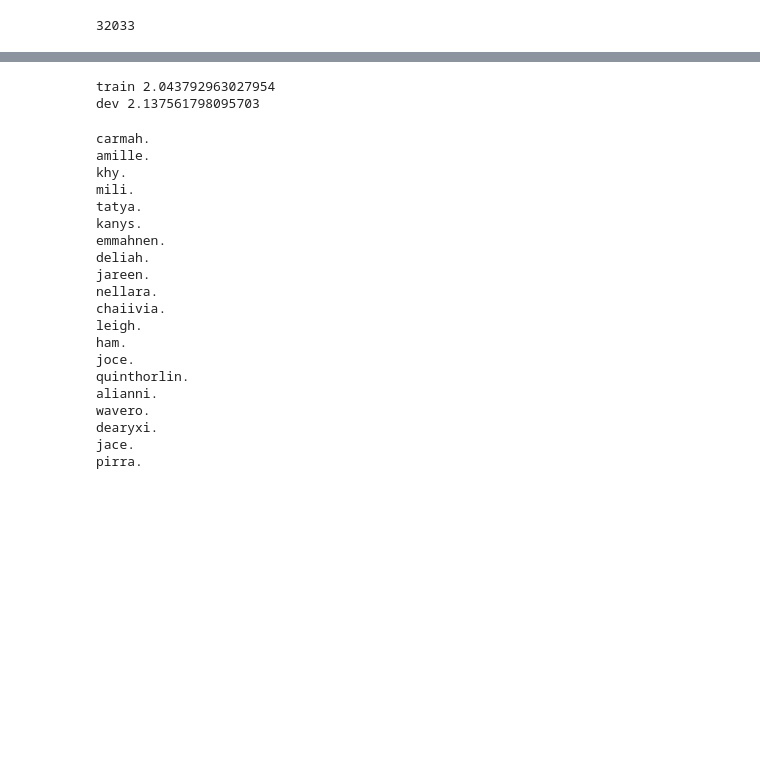
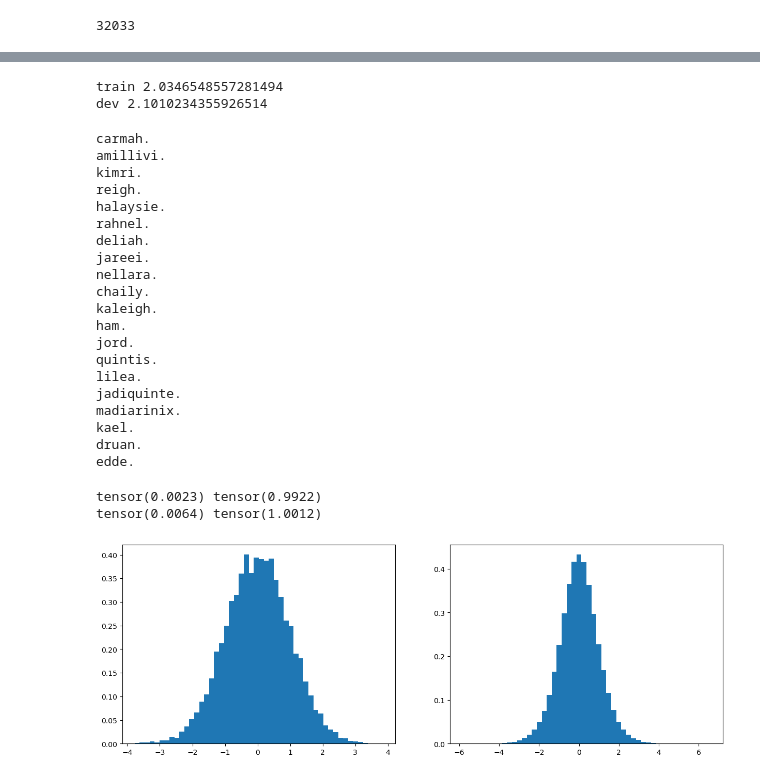
Before and after one commit to Nischalj10/nlp-models, a Jupyter notebook: mlp-part2.ipynb, the cells around one changed output, grey strips where cells are left out. Drawn from its saved outputs; the diff is of its cells as text; code cells hidden in the pictures; blank space fills up the shorter version.

```diff
--- a/mlp-part2.ipynb
+++ b/mlp-part2.ipynb
@@ -146,7 +195,10 @@ def split_loss(split):
 
     emb = C[x]
     embcat = emb.view(emb.shape[0], -1) #concat into N(total samples), block_size * n_embed
-    h = torch.tanh(embcat @ W1 + b1) #(N, n_hidden)
+    hpreact = embcat @ W1 #+ b1 # b1 will get by hpreact - bnmean and will have no impact. bnbias is instead there to add bias
+    #batch normalisation
+    hpreact = bngain * (hpreact - bnmean_running)/ bnstd_running + bnbias
+    h = torch.tanh(hpreact) #(N, n_hidden)
     logits = h @ W2 + b2 # (N, vocab_size)
     loss = F.cross_entropy(logits, y)
     print(split, loss.item())
@@ -154,8 +206,8 @@ def split_loss(split):
 split_loss('train')
 split_loss('dev')
 # %% [output]
-train 2.043792963027954
-dev 2.137561798095703
+train 2.0346548557281494
+dev 2.1010234355926514
 # %%
 #sample from the model
 g = torch.Generator().manual_seed(2147483647 + 10)
@@ -167,7 +219,10 @@ for _ in range(20):
         #forward pass
         emb = C[torch.tensor([context])] #(1, block_size, n_embed)
         embcat = emb.view(1, -1)
-        h = torch.tanh(embcat @ W1 + b1)
+        hpreact = embcat @ W1 #+ b1 # b1 will get by hpreact - bnmean and will have no impact. bnbias is instead there to add bias
+        #batch normalisation
+        hpreact = bngain * (hpreact - bnmean)/ bnstd + bnbias
+        h = torch.tanh(hpreact)
         logits = h @ W2 + b2
         probs = torch.softmax(logits, dim=1)
         #sample from the distribtion
@@ -182,22 +237,37 @@ for _ in range(20):
     print(''.join(itos[i] for i in out)) #decode and print the generated word
 # %% [output]
 carmah.
-amille.
-khy.
-mili.
-tatya.
-kanys.
-emmahnen.
+amillivi.
+kimri.
+reigh.
+halaysie.
+rahnel.
 deliah.
-jareen.
+jareei.
 nellara.
-chaiivia.
-leigh.
+chaily.
+kaleigh.
 ham.
-joce.
-quinthorlin.
-alianni.
-wavero.
-dearyxi.
-jace.
-pirra.
+jord.
+quintis.
+lilea.
+jadiquinte.
+madiarinix.
+kael.
+druan.
+edde.
+# %%
+x = torch.randn(1000, 10)
+w = torch.randn(10, 200) / 10 ** 0.5
+y = x @ w
+print(x.mean(), x.std())
+print(y.mean(), y.std())
+plt.figure(figsize=(15,5))
+plt.subplot(121)
+plt.hist(x.view(-1).tolist(), 50, density=True);
+plt.subplot(122)
+plt.hist(y.view(-1).tolist(), 50, density=True);
+# %% [output]
+tensor(0.0023) tensor(0.9922)
+tensor(0.0064) tensor(1.0012)
+[figure, added]
```
Also changed, not shown: parts of 8 cells of this notebook.
